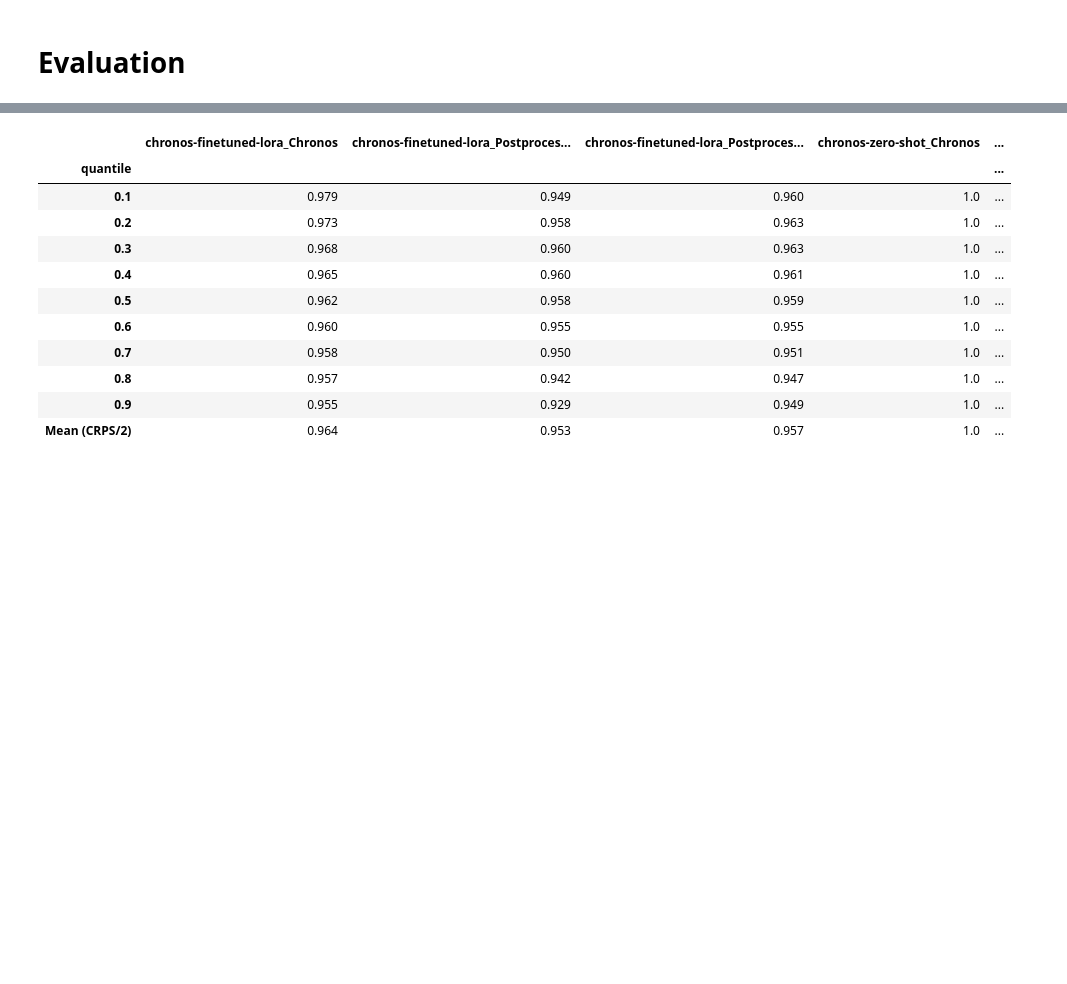
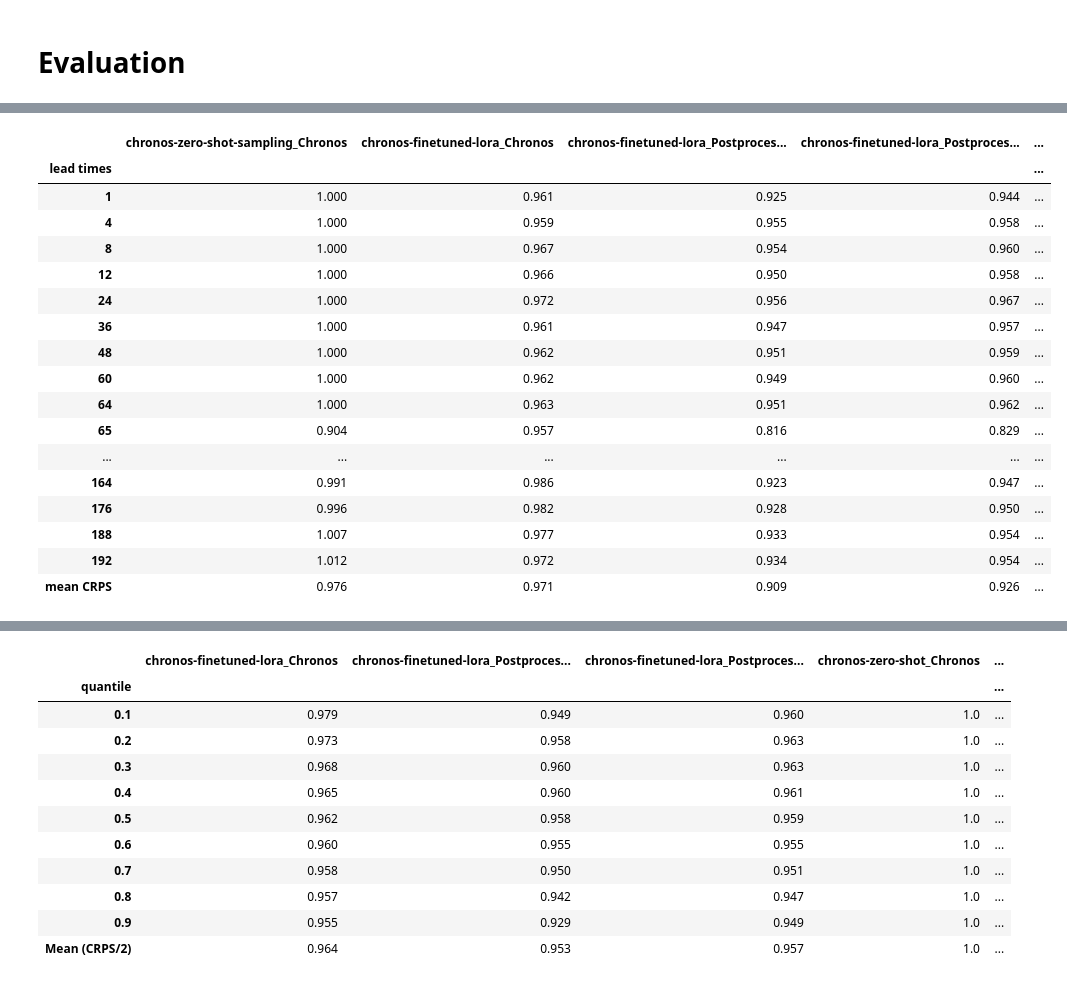
Before and after one commit to LouisSko/master-thesis, a Jupyter notebook: notebook.ipynb, the cells around one changed output, grey strips where cells are left out. Saved outputs shown, nothing was run; the diff lists cells and outputs as text; code cells hidden in the pictures; blank space fills up the shorter version.

Commit message:
new evaluation results

```diff
--- a/notebook.ipynb
+++ b/notebook.ipynb
@@ -431,0 +783,2 @@ results = load_predictions(prediction_dirs="./results/pipeline/")
+# %%
+results = load_predictions(prediction_dirs="./results/pipeline/")
@@ -431,0 +805,24 @@ results = load_predictions(prediction_dirs="./results/pipeline/")
+# %%
+pd.set_option('display.max_columns', None)
+# %%
+crps = get_crps_scores(results, reference_predictions="chronos-zero-shot_Chronos")
+crps
+# %% [output]
+|  | chronos-zero-shot-sampling_Chronos | chronos-finetuned-lora_Chronos | chronos-finetuned-lora_Postproces... | chronos-finetuned-lora_Postproces... | ... |
+| lead times |  |  |  |  | ... |
+| 1 | 1.000 | 0.961 | 0.925 | 0.944 | ... |
+| 4 | 1.000 | 0.959 | 0.955 | 0.958 | ... |
+| 8 | 1.000 | 0.967 | 0.954 | 0.960 | ... |
+| 12 | 1.000 | 0.966 | 0.950 | 0.958 | ... |
+| 24 | 1.000 | 0.972 | 0.956 | 0.967 | ... |
+| 36 | 1.000 | 0.961 | 0.947 | 0.957 | ... |
+| 48 | 1.000 | 0.962 | 0.951 | 0.959 | ... |
+| 60 | 1.000 | 0.962 | 0.949 | 0.960 | ... |
+| 64 | 1.000 | 0.963 | 0.951 | 0.962 | ... |
+| 65 | 0.904 | 0.957 | 0.816 | 0.829 | ... |
+| ... | ... | ... | ... | ... | ... |
+| 164 | 0.991 | 0.986 | 0.923 | 0.947 | ... |
+| 176 | 0.996 | 0.982 | 0.928 | 0.950 | ... |
+| 188 | 1.007 | 0.977 | 0.933 | 0.954 | ... |
+| 192 | 1.012 | 0.972 | 0.934 | 0.954 | ... |
+| mean CRPS | 0.976 | 0.971 | 0.909 | 0.926 | ... |
```
Also changed, not shown: parts of 21 cells of this notebook.
